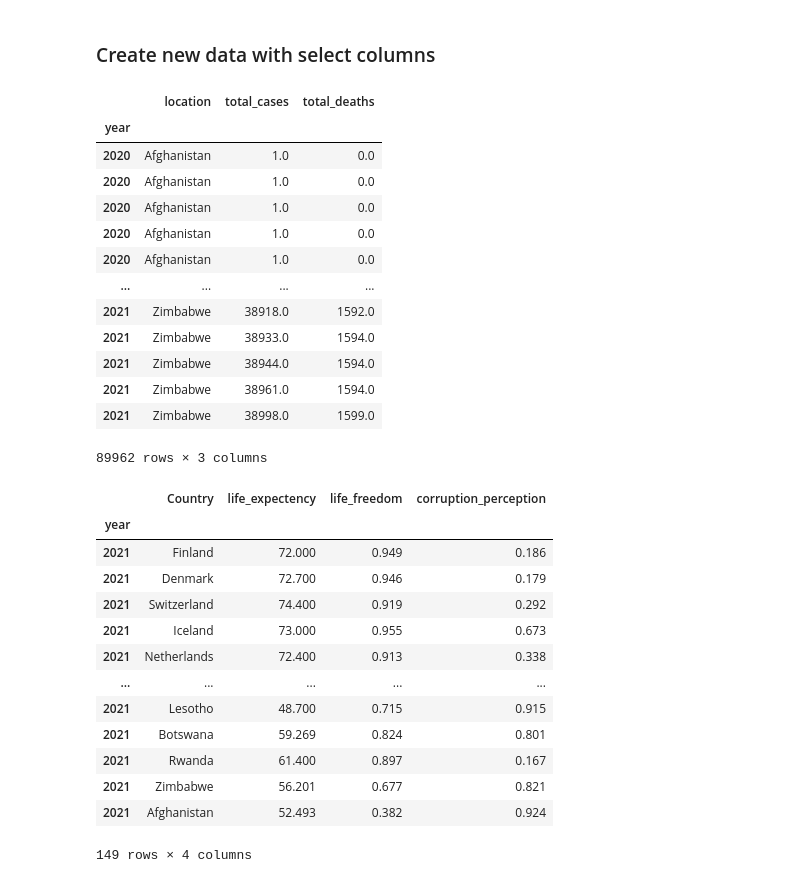
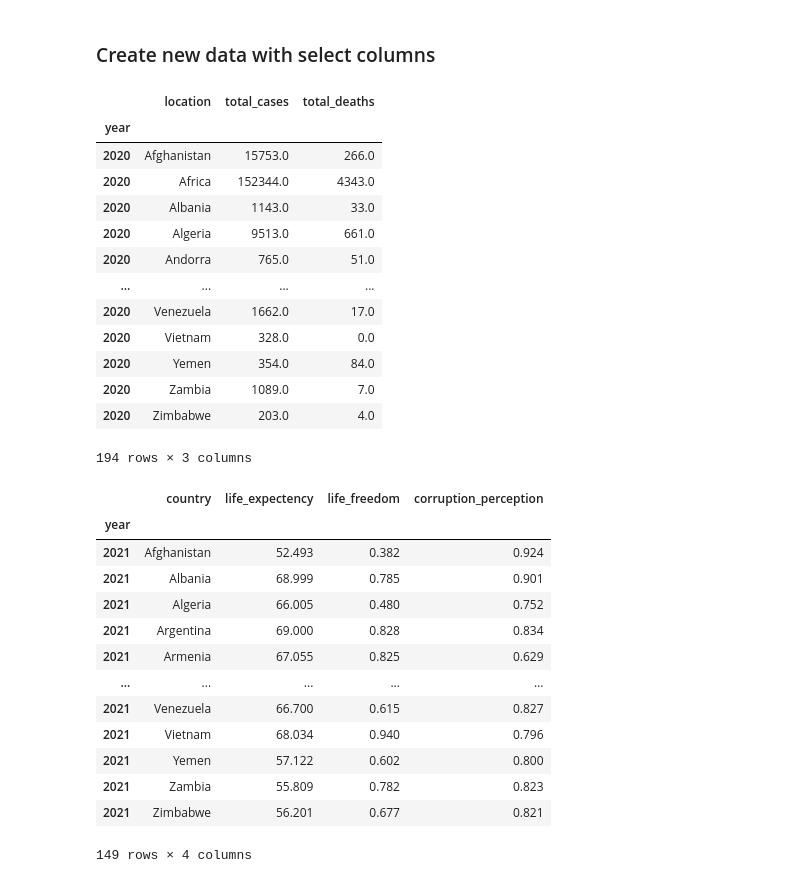
Before and after one commit to sanureet/ELT_Project, a Jupyter notebook: covid_happy.ipynb, the cells around one changed output. Saved outputs shown, nothing was run; the diff lists cells and outputs as text; code cells hidden in the pictures.

```diff
--- a/covid_happy.ipynb
+++ b/covid_happy.ipynb
@@ -68,52 +69,69 @@ new_full_data_df = full_data_df[['location','total_cases','total_deaths']].copy(
 #Set NaN for total_deaths as 0
 new_full_data_df = new_full_data_df.fillna(0)
 #Change exact date to year
-new_full_data_df['year'] = pd.DatetimeIndex(full_data_df['date']).year
+new_full_data_df['year'] = pd.DatetimeIndex(full_data_df['date'])
 #Set index to year
-new_full_data_df.set_index('year', inplace=True)
-new_full_data_df.head(None)
+
+grouped_full_data_df = new_full_data_df.groupby('location')
+grouped_full_data_df2 = grouped_full_data_df.agg(max_date=('year', np.max), min_date=('year', np.min))
+
+
+
+#Select only most recent year for 2021
+new_full_data_df21 = new_full_data_df.loc[new_full_data_df['year'] == '2021-06-01'].copy()
+new_full_data_df21['year'] = pd.DatetimeIndex(new_full_data_df21['year']).year
+new_full_data_df21.set_index('year', inplace=True)
+new_full_data_df21 = new_full_data_df21[new_full_data_df21.location != 'World']
+new_full_data_df21.head(None)
+#Select equivalent date for 2020
+new_full_data_df20 = new_full_data_df.loc[new_full_data_df['year'] == '2020-06-01'].copy()
+new_full_data_df20['year'] = pd.DatetimeIndex(new_full_data_df20['year']).year
+new_full_data_df20.set_index('year', inplace=True)
+new_full_data_df20 = new_full_data_df20[new_full_data_df20.location != 'World']
+new_full_data_df20.head(None)
 # %% [output]
 |  | location | total_cases | total_deaths |
 | year |  |  |  |
-| 2020 | Afghanistan | 1.0 | 0.0 |
-| 2020 | Afghanistan | 1.0 | 0.0 |
-| 2020 | Afghanistan | 1.0 | 0.0 |
-| 2020 | Afghanistan | 1.0 | 0.0 |
-| 2020 | Afghanistan | 1.0 | 0.0 |
+| 2020 | Afghanistan | 15753.0 | 266.0 |
+| 2020 | Africa | 152344.0 | 4343.0 |
+| 2020 | Albania | 1143.0 | 33.0 |
+| 2020 | Algeria | 9513.0 | 661.0 |
+| 2020 | Andorra | 765.0 | 51.0 |
 | ... | ... | ... | ... |
-| 2021 | Zimbabwe | 38918.0 | 1592.0 |
-| 2021 | Zimbabwe | 38933.0 | 1594.0 |
-| 2021 | Zimbabwe | 38944.0 | 1594.0 |
-| 2021 | Zimbabwe | 38961.0 | 1594.0 |
-| 2021 | Zimbabwe | 38998.0 | 1599.0 |
+| 2020 | Venezuela | 1662.0 | 17.0 |
+| 2020 | Vietnam | 328.0 | 0.0 |
+| 2020 | Yemen | 354.0 | 84.0 |
+| 2020 | Zambia | 1089.0 | 7.0 |
+| 2020 | Zimbabwe | 203.0 | 4.0 |
-89962 rows × 3 columns
+194 rows × 3 columns
 # %%
 #World Happiness for 2021
 #Select columns
 world_2021_cols = ['Country name', 'Healthy life expectancy', 'Freedom to make life choices', 'Perceptions of corruption']
 transformed_2021 = world_2021_df[world_2021_cols].copy()
 #Rename columns for sql
-transformed_2021 = transformed_2021.rename(columns={'Country name': 'Country','Healthy life expectancy': 'life_expectency',
+transformed_2021 = transformed_2021.rename(columns={'Country name': 'country','Healthy life expectancy': 'life_expectency',
     'Freedom to make life choices': 'life_freedom',
     'Perceptions of corruption': 'corruption_perception'})
 #Fill missing year index/column set to 2021
 transformed_2021['year'] = 2021
 transformed_2021.set_index('year', inplace=True)
+transformed_2021 = transformed_2021.sort_values(by='country')
 transformed_2021.head(None)
 # %% [output]
-|  | Country | life_expectency | life_freedom | corruption_perception |
+|  | country | life_expectency | life_freedom | corruption_perception |
 | year |  |  |  |  |
-| 2021 | Finland | 72.000 | 0.949 | 0.186 |
-| 2021 | Denmark | 72.700 | 0.946 | 0.179 |
-| 2021 | Switzerland | 74.400 | 0.919 | 0.292 |
-| 2021 | Iceland | 73.000 | 0.955 | 0.673 |
-| 2021 | Netherlands | 72.400 | 0.913 | 0.338 |
+| 2021 | Afghanistan | 52.493 | 0.382 | 0.924 |
+| 2021 | Albania | 68.999 | 0.785 | 0.901 |
+| 2021 | Algeria | 66.005 | 0.480 | 0.752 |
+| 2021 | Argentina | 69.000 | 0.828 | 0.834 |
+| 2021 | Armenia | 67.055 | 0.825 | 0.629 |
 | ... | ... | ... | ... | ... |
-| 2021 | Lesotho | 48.700 | 0.715 | 0.915 |
-| 2021 | Botswana | 59.269 | 0.824 | 0.801 |
-| 2021 | Rwanda | 61.400 | 0.897 | 0.167 |
+| 2021 | Venezuela | 66.700 | 0.615 | 0.827 |
+| 2021 | Vietnam | 68.034 | 0.940 | 0.796 |
+| 2021 | Yemen | 57.122 | 0.602 | 0.800 |
+| 2021 | Zambia | 55.809 | 0.782 | 0.823 |
 | 2021 | Zimbabwe | 56.201 | 0.677 | 0.821 |
-| 2021 | Afghanistan | 52.493 | 0.382 | 0.924 |
 149 rows × 4 columns
 # %%
 #World Happiness Report
```
Also changed, not shown: parts of 5 cells of this notebook.
